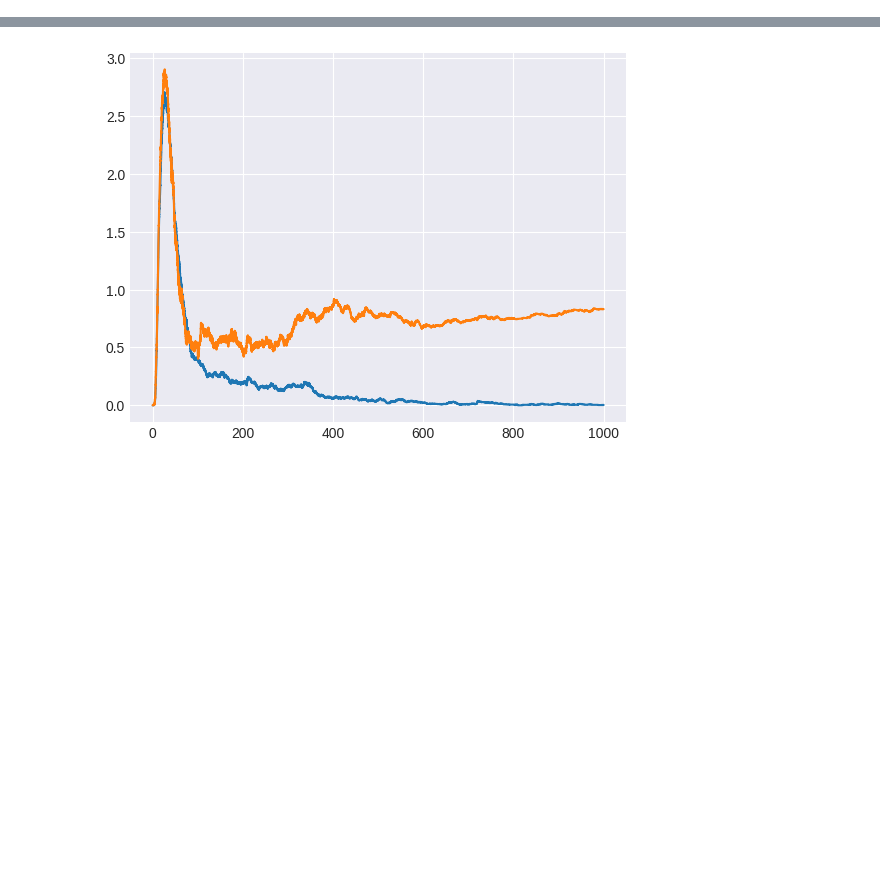
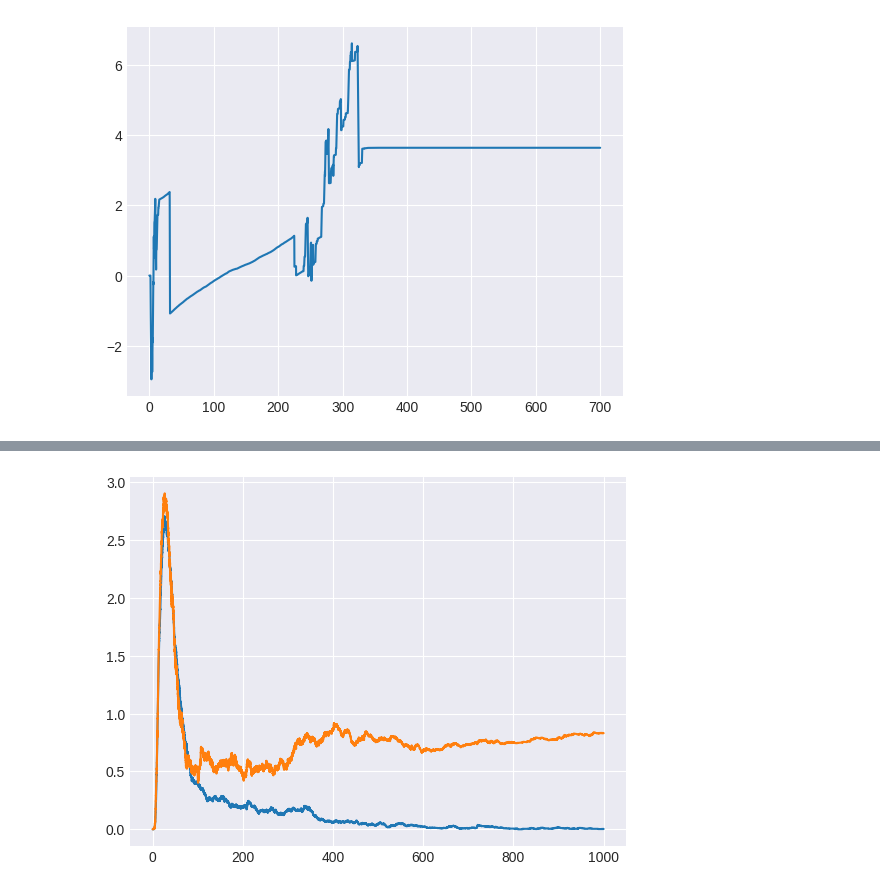
Before and after one commit to lukeoloughlin/GW-model, a Jupyter notebook: gw_martingale.ipynb, the cells around one changed output, grey strips where cells are left out. Drawn from its saved outputs; the diff is of its cells as text; code cells hidden in the pictures; blank space fills up the shorter version.

Commit message:
Added LCC martingale

```diff
--- a/gw_martingale.ipynb
+++ b/gw_martingale.ipynb
@@ -119,0 +76,6 @@ plt.show()
+# %%
+plt.plot(sim.t, sim.LCC_open_int[:, 1])
+#plt.plot(sim.t, sim.LCC_open_martingale[:, 0]*500)
+plt.show()
+# %% [output]
+[figure, added]
```
Also changed, not shown: parts of 19 cells of this notebook, 12 other files.
